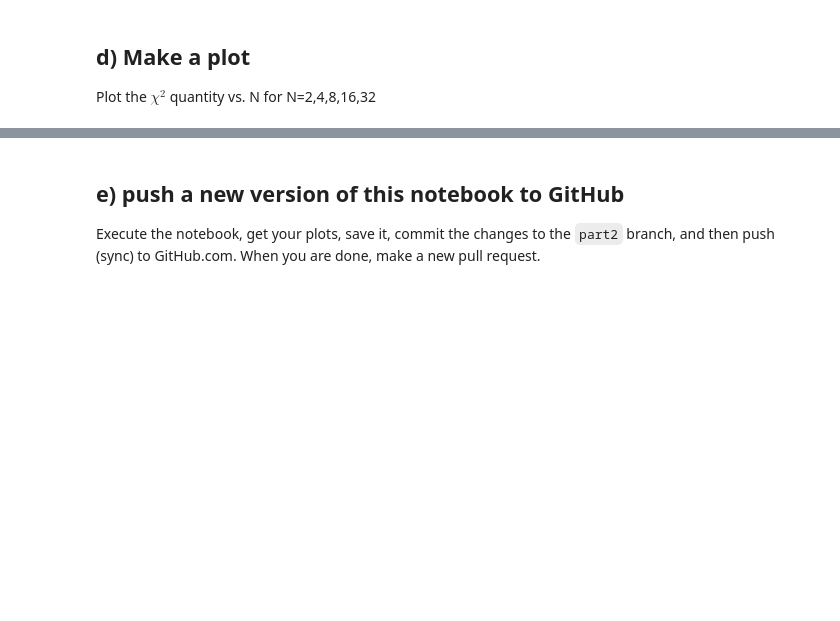
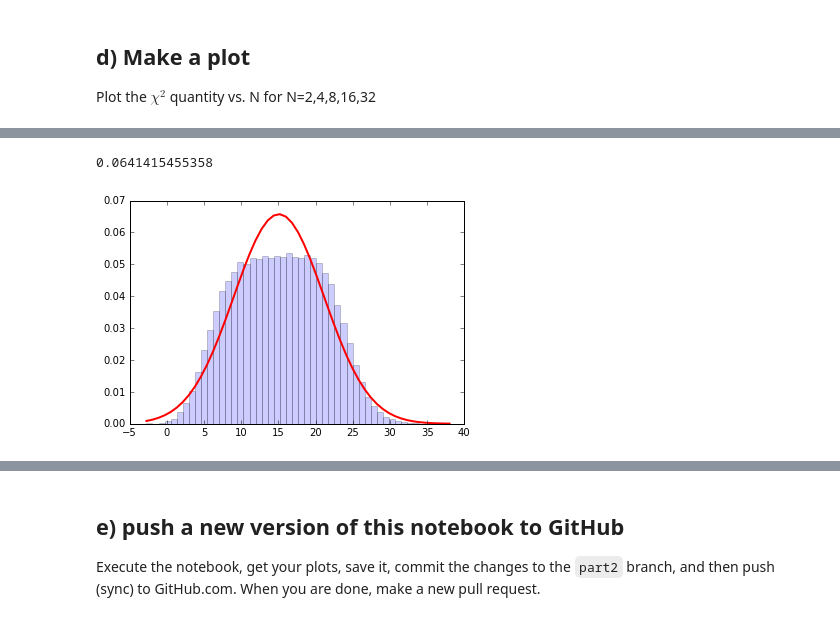
Before and after one commit to cranmer/intro-exp-phys-II, a Jupyter notebook: Central-Limit-Theorem.ipynb, the cells around one changed output, grey strips where cells are left out. Drawn from its saved outputs; the diff is of its cells as text; code cells hidden in the pictures; blank space fills up the shorter version.

```diff
--- a/Central-Limit-Theorem.ipynb
+++ b/Central-Limit-Theorem.ipynb
@@ -402,3 +414,6 @@ do_random_convolution_with_chi2(all_distributions_list, 8)
 # %%
-do_random_convolution_with_chi2(all_distributions_list, 16)
+do_random_convolution_with_chi2(ok_distributions_list, 16)
+# %% [output]
+0.0641415455358
+[figure, added]
 # %%
```
Also changed, not shown: parts of 16 cells of this notebook.
